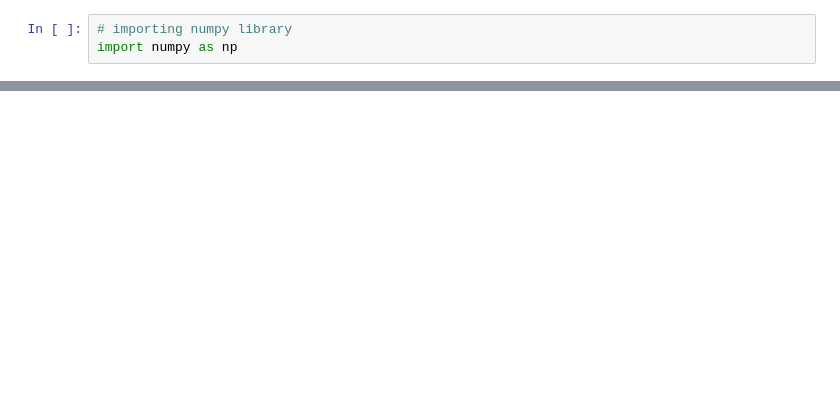
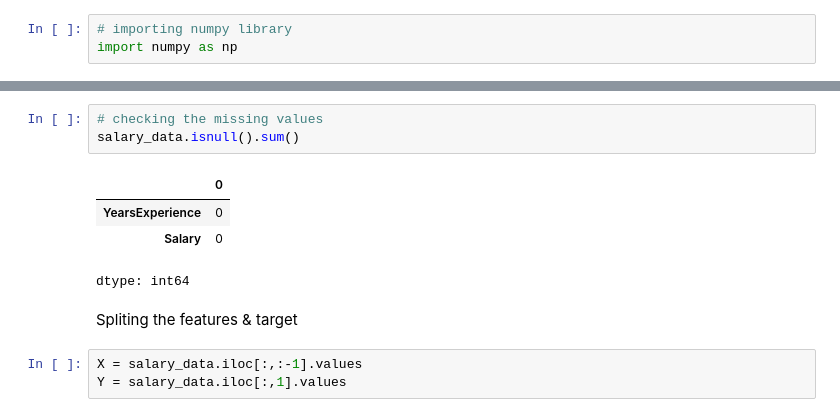
Before and after one commit to shashidevendrapg/python-machine-learning, a Jupyter notebook: 7_1_3_Building_Linear_Regression_from_scratch_in_Python.ipynb, the cells around one changed output, grey strips where cells are left out. Cells and saved outputs as stored; diff of their text form; blank space fills up the shorter version.

```diff
--- a/7_1_3_Building_Linear_Regression_from_scratch_in_Python.ipynb
+++ b/7_1_3_Building_Linear_Regression_from_scratch_in_Python.ipynb
@@ -80,0 +143,13 @@ model = Linear_Regression()
+# %%
+# checking the missing values
+salary_data.isnull().sum()
+# %% [output]
+|  | 0 |
+| YearsExperience | 0 |
+| Salary | 0 |
+dtype: int64
+# %% [markdown]
+Spliting the features & target
+# %%
+X = salary_data.iloc[:,:-1].values
+Y = salary_data.iloc[:,1].values
```
Also changed, not shown: parts of 24 cells of this notebook.
